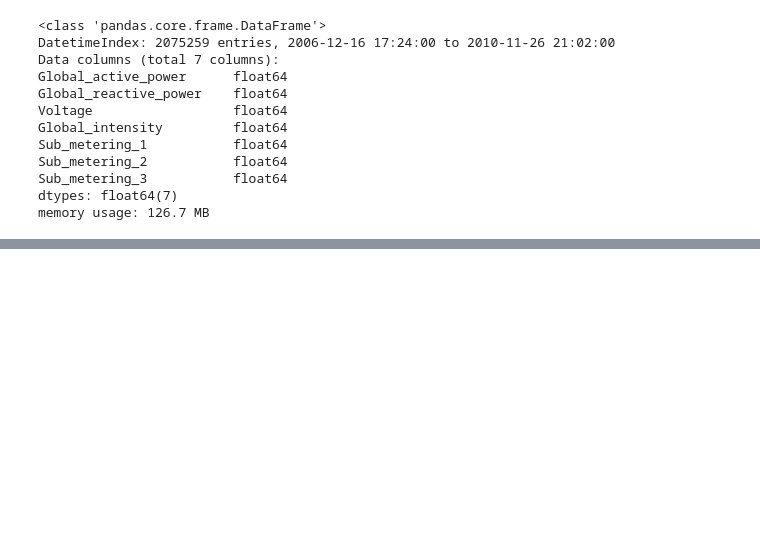
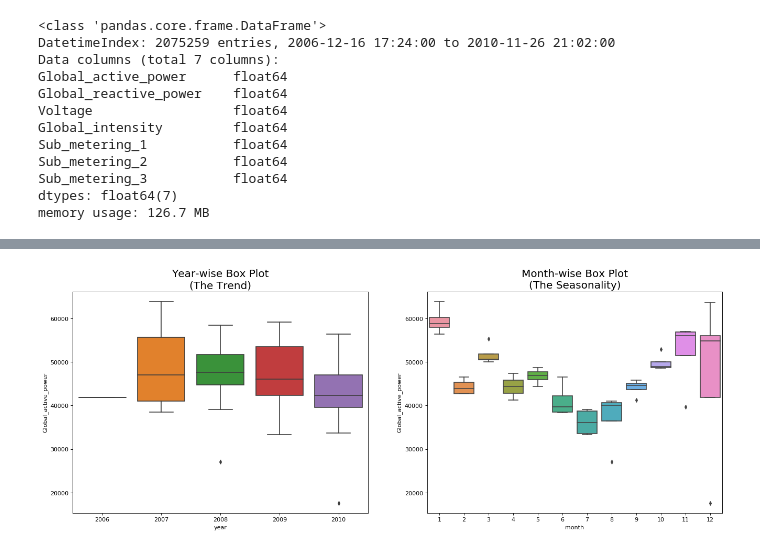
Before and after one commit to divya-nk/data-challenges, a Jupyter notebook: Untitled.ipynb, the cells around one changed output, grey strips where cells are left out. Cells and saved outputs as stored; diff of their text form; code cells hidden in the pictures; blank space fills up the shorter version.

```diff
--- a/Untitled.ipynb
+++ b/Untitled.ipynb
@@ -171,0 +194,17 @@ memory usage: 126.7 MB
+# %%
+#Data Exploration through visualization:
+data_monthly['year'] = data_monthly.index.year
+data_monthly['month'] = data_monthly.index.month
+years = data_monthly['year'].unique()
+
+# Draw Plot
+fig, axes = plt.subplots(1, 2, figsize=(20,7), dpi= 80)
+sns.boxplot(x='year', y='Global_active_power', data=data_monthly, ax=axes[0])
+sns.boxplot(x='month', y='Global_active_power', data=data_monthly)
+
+# Set Title
+axes[0].set_title('Year-wise Box Plot\n(The Trend)', fontsize=18);
+axes[1].set_title('Month-wise Box Plot\n(The Seasonality)', fontsize=18)
+plt.show()
+# %% [output]
+[figure, added]
```
Also changed, not shown: parts of 3 cells of this notebook.
